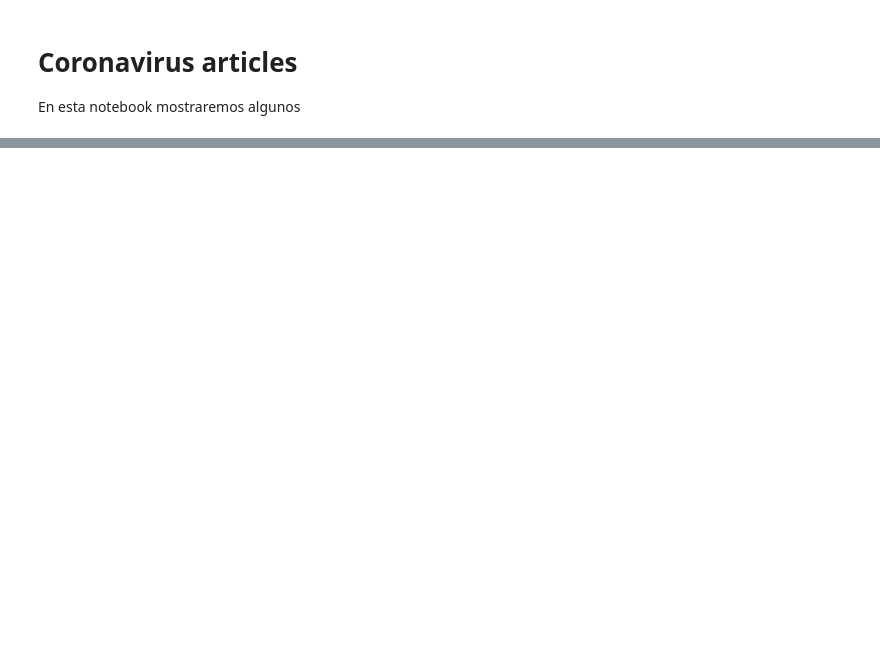
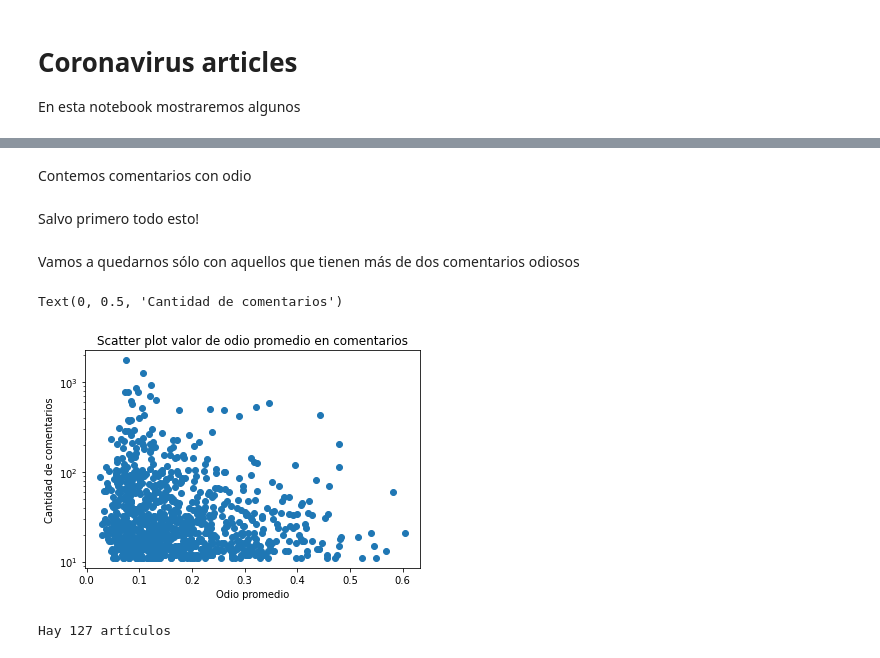
Before and after one commit to finiteautomata/hatespeech-collection, a Jupyter notebook: notebooks/Coronavirus.ipynb, the cells around one changed output, grey strips where cells are left out. Drawn from its saved outputs; the diff is of its cells as text; code cells hidden in the pictures; blank space fills up the shorter version.

```diff
--- a/notebooks/Coronavirus.ipynb
+++ b/notebooks/Coronavirus.ipynb
@@ -20,4 +24,8 @@ Article.objects.count()
 # %%
-articles = Article.objects.search_text("coronavirus")
+initial_query = {
+    "comments__10__exists": True,
+    "comments__hateful_value__gt": 0.5
+}
+articles = Article.objects(**initial_query).search_text('chinos')
 print(articles.count())
 # %% [output]
@@ -50,0 +33,6 @@ Fráudulez y Bergoglio... https://t.co/LI5Soh5wUd
+# %% [markdown]
+Contemos comentarios con odio
+# %% [markdown]
+Salvo primero todo esto!
+# %%
+articles = list(articles)
@@ -50,0 +48,21 @@ Fráudulez y Bergoglio... https://t.co/LI5Soh5wUd
+# %% [markdown]
+Vamos a quedarnos sólo con aquellos que tienen más de dos comentarios odiosos
+# %%
+%matplotlib inline
+import matplotlib.pyplot as plt
+
+plt.scatter([art.mean_value for art in articles], [len(art.comments) for art in articles]);
+
+plt.semilogy()
+plt.title("Scatter plot valor de odio promedio en comentarios")
+plt.xlabel("Odio promedio")
+plt.ylabel("Cantidad de comentarios")
+# %% [output]
+Text(0, 0.5, 'Cantidad de comentarios')
+[figure, added]
+# %%
+hateful_articles = [art for art in articles if art.mean_value > 0.3]
+
+print(f"Hay {len(hateful_articles)} artículos")
+# %% [output]
+Hay 127 artículos
```
Also changed, not shown: parts of 9 cells of this notebook, 2 other files.
